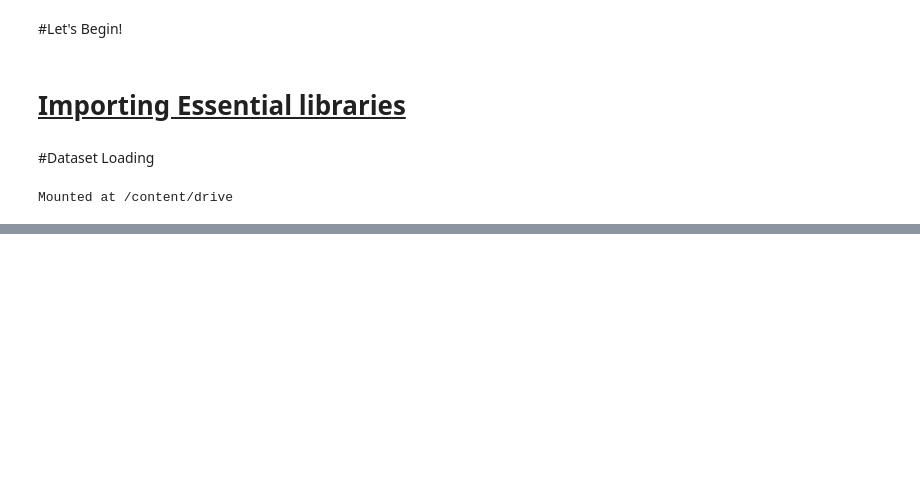
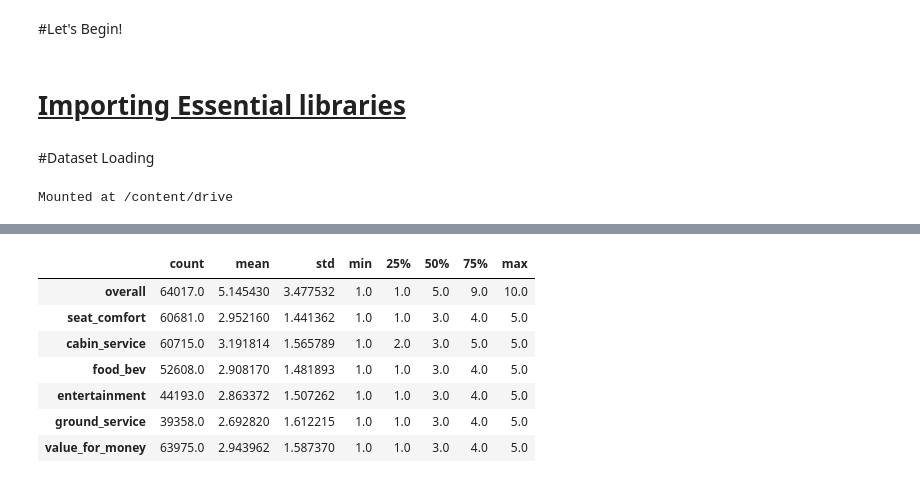
Before and after one commit to Kumarisimran626/Airline_Passenger_Referral_Prediction, a Jupyter notebook: S_K_Airline_Passenger_Referral_Prediction_Capstone_Project.ipynb, the cells around one changed output, grey strips where cells are left out. Drawn from its saved outputs; the diff is of its cells as text; code cells hidden in the pictures; blank space fills up the shorter version.

```diff
--- a/S_K_Airline_Passenger_Referral_Prediction_Capstone_Project.ipynb
+++ b/S_K_Airline_Passenger_Referral_Prediction_Capstone_Project.ipynb
@@ -104,0 +238,12 @@ airline_df = pd.read_excel('/content/drive/MyDrive/data_airline_reviews.xlsx')
+# %%
+#Overall discription of data
+airline_df.describe().T
+# %% [output]
+|  | count | mean | std | min | 25% | 50% | 75% | max |
+| overall | 64017.0 | 5.145430 | 3.477532 | 1.0 | 1.0 | 5.0 | 9.0 | 10.0 |
+| seat_comfort | 60681.0 | 2.952160 | 1.441362 | 1.0 | 1.0 | 3.0 | 4.0 | 5.0 |
+| cabin_service | 60715.0 | 3.191814 | 1.565789 | 1.0 | 2.0 | 3.0 | 5.0 | 5.0 |
+| food_bev | 52608.0 | 2.908170 | 1.481893 | 1.0 | 1.0 | 3.0 | 4.0 | 5.0 |
+| entertainment | 44193.0 | 2.863372 | 1.507262 | 1.0 | 1.0 | 3.0 | 4.0 | 5.0 |
+| ground_service | 39358.0 | 2.692820 | 1.612215 | 1.0 | 1.0 | 3.0 | 4.0 | 5.0 |
+| value_for_money | 63975.0 | 2.943962 | 1.587370 | 1.0 | 1.0 | 3.0 | 4.0 | 5.0 |
```
Also changed, not shown: parts of 24 cells of this notebook.
